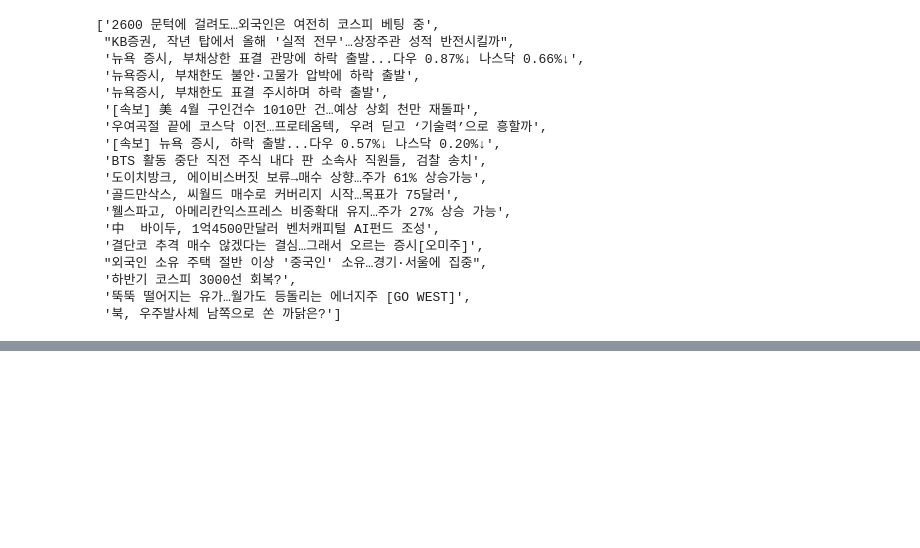
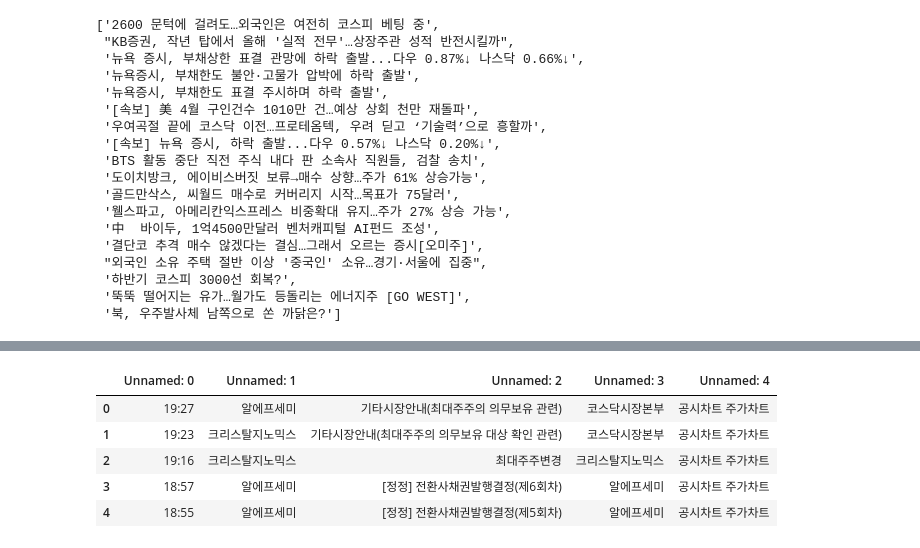
Before and after one commit to seongjin-lee97/quant-investment, a Jupyter notebook: static-crawling-practice.ipynb, the cells around one changed output, grey strips where cells are left out. Cells and saved outputs as stored; diff of their text form; code cells hidden in the pictures; blank space fills up the shorter version.

```diff
--- a/crawling-practice.ipynb
+++ b/static-crawling-practice.ipynb
@@ -275,3 +275,25 @@ tbl[0].head()
 | 2 | 3 | Japan | 6718220 | 122.2 | 3754 | 2020 |
 | 3 | 4 | Hong Kong | 6130420 | 1768.8 | 2353 | 2020 |
 | 4 | 5 | India | 3210000 | 100.0 | 5215 | 2021 |
+# %%
+import requests as rq
+from bs4 import BeautifulSoup
+import pandas as pd
+
+url = 'https://kind.krx.co.kr/disclosure/todaydisclosure.do'
+payload = {
+    'method' : 'searchTodayDisclosureSub',
+    'currentPageSize' : '15',
+    'pageIndex' : '1',
+    'orderMode' : '0',
+    'orderStat' : 'D',
+    'forward' : 'todaydisclosure_sub',
+    'chose' : 'S',
+    'todayFlag' : 'N',
+    'selDate' : '2023-06-02'
+}
+
+data = rq.post(url, data=payload)
+html = BeautifulSoup(data.content, 'html.parser')
+
+print(html)
@@ -277,0 +318,12 @@ tbl[0].head()
+# %%
+html_unicode = html.prettify()
+tbl = pd.read_html(html.prettify())
+
+tbl[0].head()
+# %% [output]
+|  | Unnamed: 0 | Unnamed: 1 | Unnamed: 2 | Unnamed: 3 | Unnamed: 4 |
+| 0 | 19:27 | 알에프세미 | 기타시장안내(최대주주의 의무보유 관련) | 코스닥시장본부 | 공시차트 주가차트 |
+| 1 | 19:23 | 크리스탈지노믹스 | 기타시장안내(최대주주의 의무보유 대상 확인 관련) | 코스닥시장본부 | 공시차트 주가차트 |
+| 2 | 19:16 | 크리스탈지노믹스 | 최대주주변경 | 크리스탈지노믹스 | 공시차트 주가차트 |
+| 3 | 18:57 | 알에프세미 | [정정] 전환사채권발행결정(제6회차) | 알에프세미 | 공시차트 주가차트 |
+| 4 | 18:55 | 알에프세미 | [정정] 전환사채권발행결정(제5회차) | 알에프세미 | 공시차트 주가차트 |
```
Also changed, not shown: parts of 1 cell of this notebook, 1 other file.
